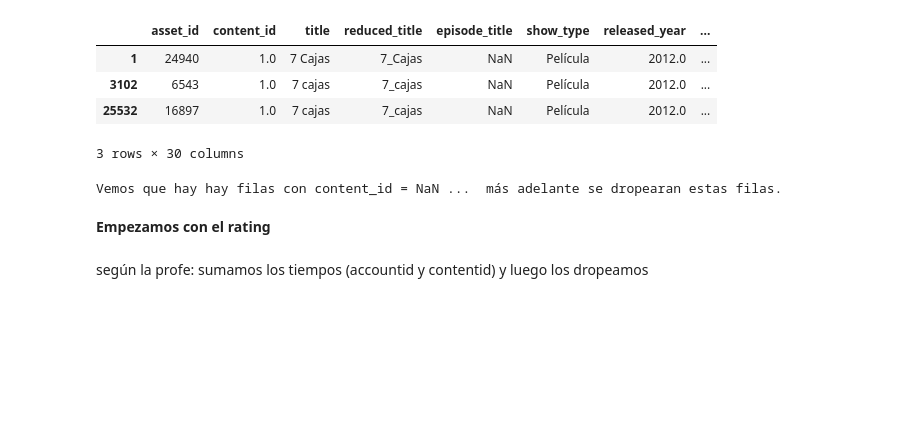
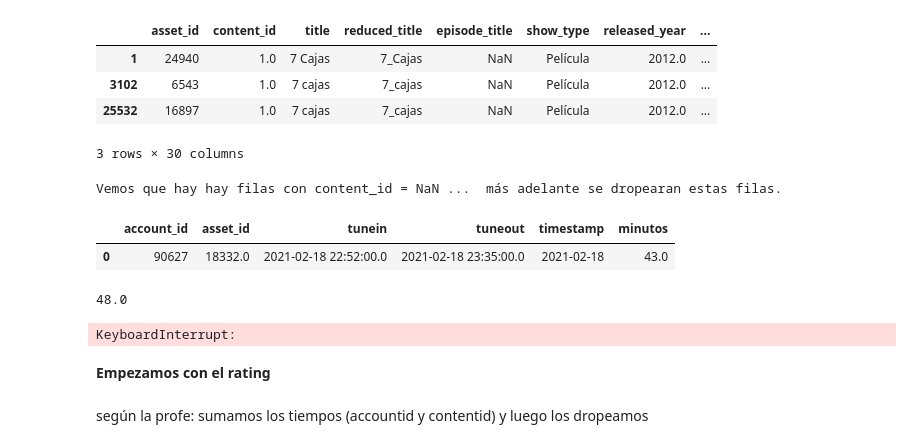
Before and after one commit to ivanjavierparra/Data-Science-Sprint-3, a Jupyter notebook: Entrega_3.ipynb, the cells around one changed output. Saved outputs shown, nothing was run; the diff lists cells and outputs as text; code cells hidden in the pictures; blank space fills up the shorter version.

Commit message:
evaluando rating

```diff
--- a/Entrega_3.ipynb
+++ b/Entrega_3.ipynb
@@ -331,3 +331,10 @@ df_metadatos[df_metadatos['asset_id'] == 28382]
 print("Vemos que hay hay filas con content_id = NaN ...  más adelante se dropearan estas filas.")
 # %% [output]
 Vemos que hay hay filas con content_id = NaN ...  más adelante se dropearan estas filas.
+# %%
+columns = ['account_id', 'asset_id', 'tunein', 'tuneout', 'timestamp', 'minutos']
+df_filtered = df_train.drop_duplicates(subset = ['account_id', 'asset_id'])[columns]
+df_filtered.head(1)
+# %% [output]
+|  | account_id | asset_id | tunein | tuneout | timestamp | minutos |
+| 0 | 90627 | 18332.0 | 2021-02-18 22:52:00.0 | 2021-02-18 23:35:00.0 | 2021-02-18 | 43.0 |
@@ -333,0 +347,5 @@ Vemos que hay hay filas con content_id = NaN ...  más adelante se dropearan est
+# %%
+df_visualizacion.loc[(0,6397)]['minutos']
+#df.loc[('M-1','Test1')]
+# %% [output]
+48.0
@@ -333,0 +372,6 @@ Vemos que hay hay filas con content_id = NaN ...  más adelante se dropearan est
+# %%
+for tupla in tqdm(list):
+    mask = df_filtered[(df_filtered.asset_id == tupla[1]) & (df_filtered.account_id == tupla[0])].index
+    df_filtered.loc[mask, 'rating'] = tupla[2]
+# %% [output]
+KeyboardInterrupt:
```
Also changed, not shown: parts of 3 cells of this notebook.
